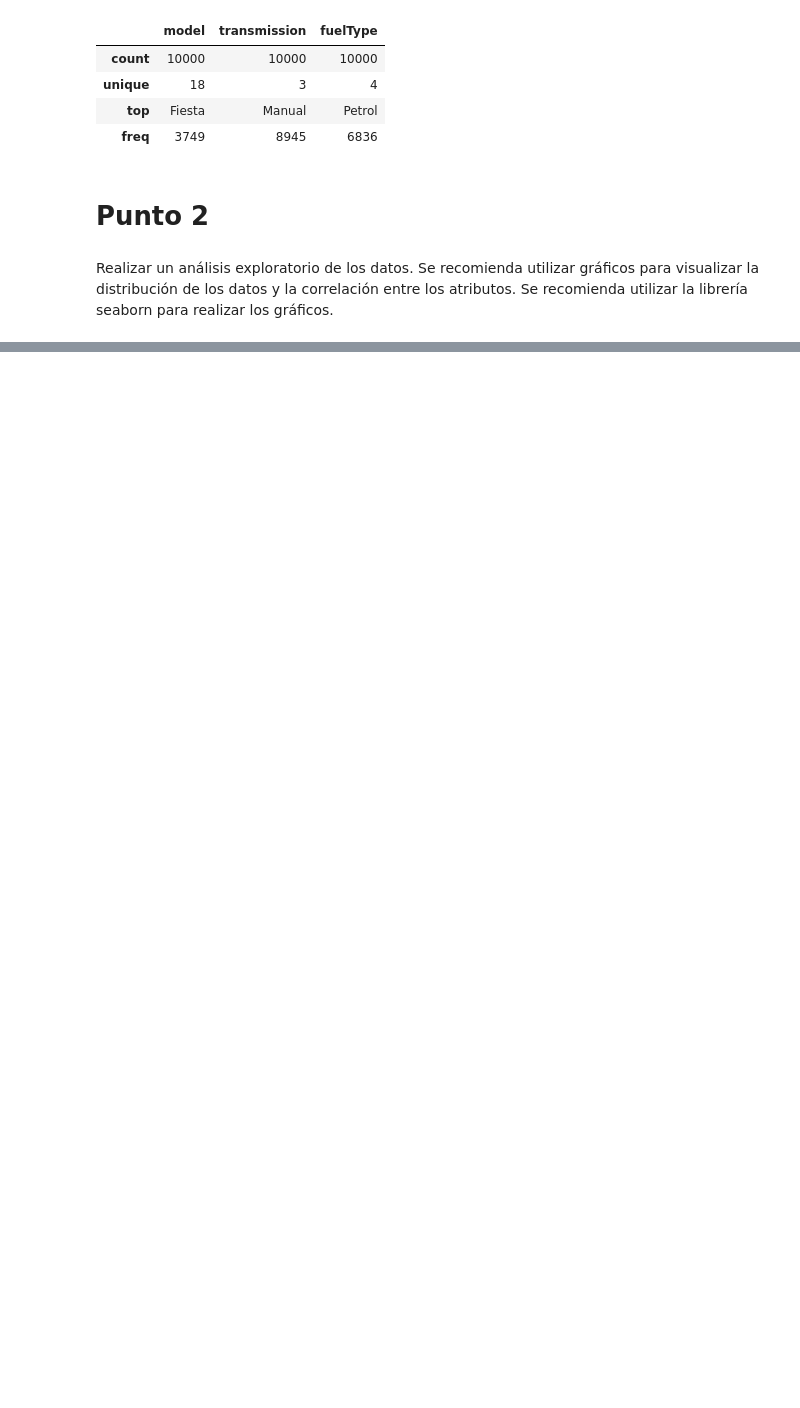
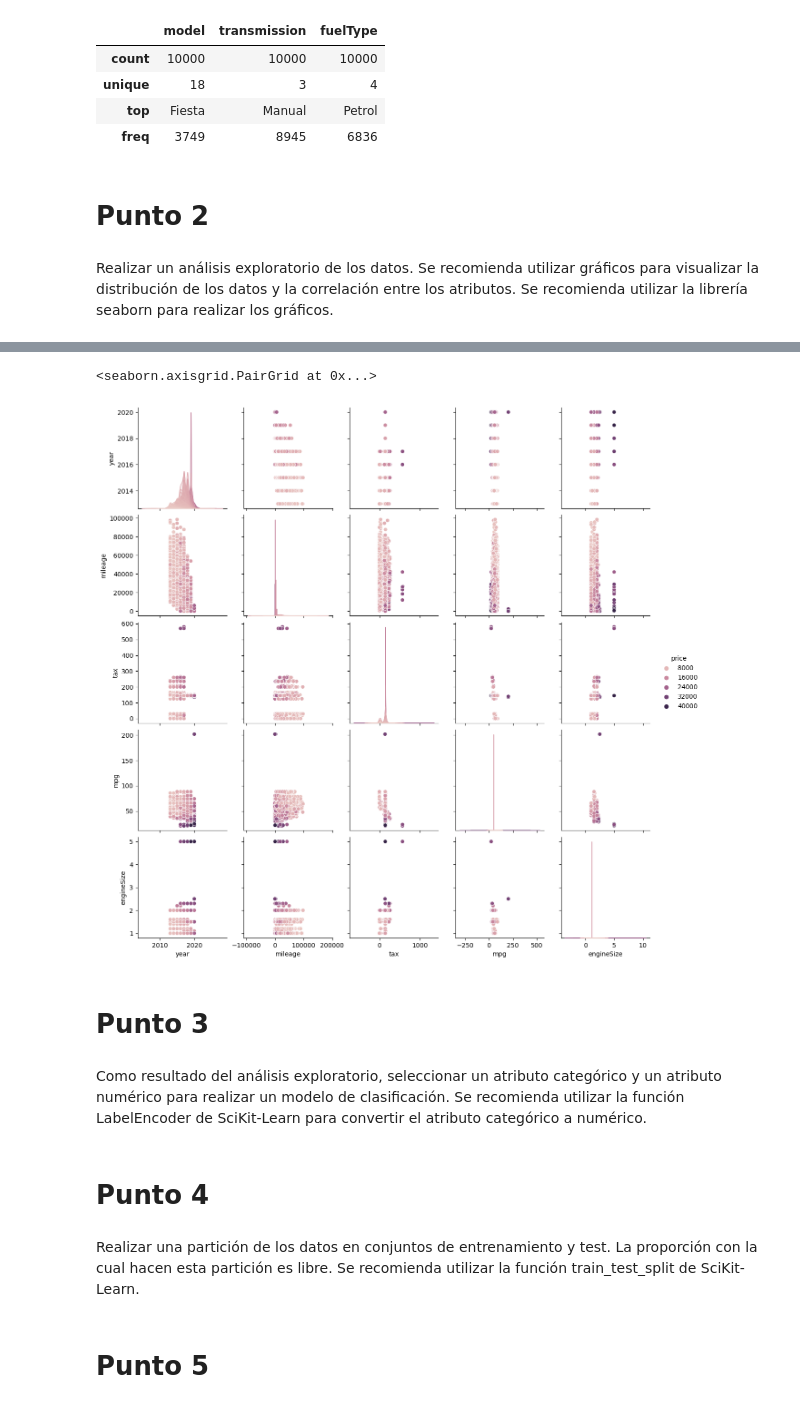
Before and after one commit to janoportnoi/Avanzado_Chona, a Jupyter notebook: modelo.ipynb, the cells around one changed output, grey strips where cells are left out. Cells and saved outputs as stored; diff of their text form; code cells hidden in the pictures; blank space fills up the shorter version.

```diff
--- a/modelo.ipynb
+++ b/modelo.ipynb
@@ -21,0 +50,15 @@ import seaborn as sns
+# %%
+sns.pairplot(info, hue='price')
+# %% [output]
+<seaborn.axisgrid.PairGrid at 0x...>
+[figure, added]
+# %% [markdown]
+# Punto 3
+# %% [markdown]
+Como resultado del análisis exploratorio, seleccionar un atributo categórico y un atributo numérico para realizar un modelo de clasificación. Se recomienda utilizar la función LabelEncoder de SciKit-Learn para convertir el atributo categórico a numérico.
+# %% [markdown]
+# Punto 4
+# %% [markdown]
+Realizar una partición de los datos en conjuntos de entrenamiento y test. La proporción con la cual hacen esta partición es libre. Se recomienda utilizar la función train_test_split de SciKit-Learn.
+# %% [markdown]
+# Punto 5
```
Also changed, not shown: parts of 4 cells of this notebook.
